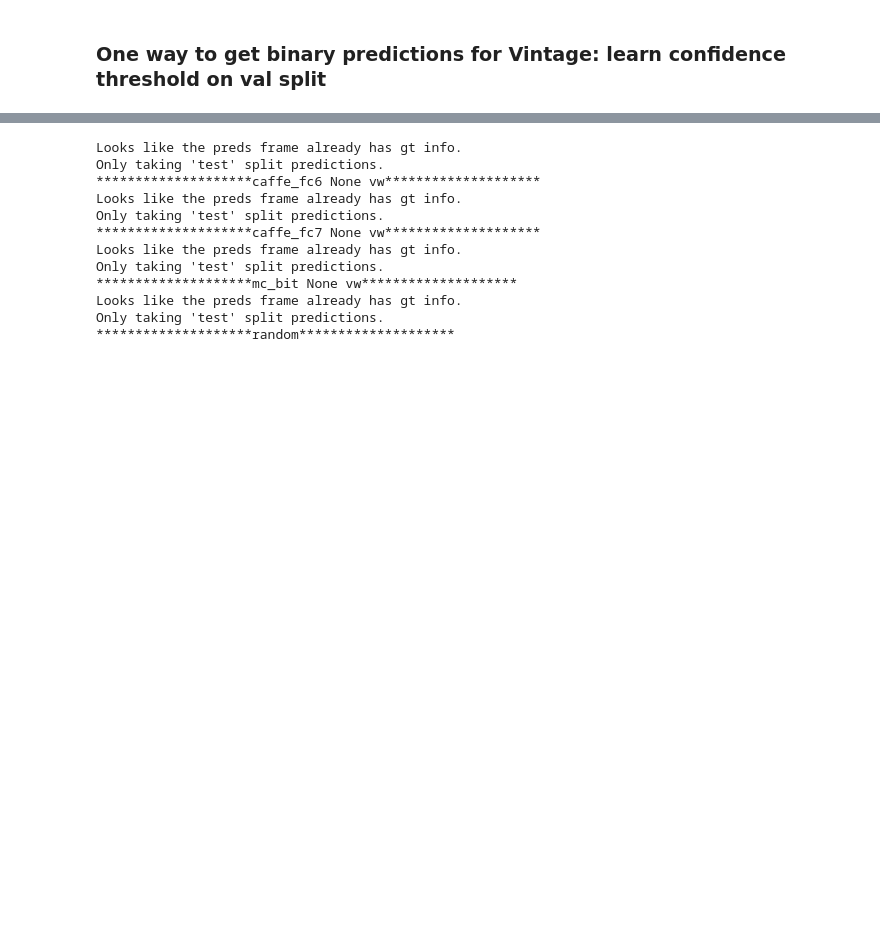
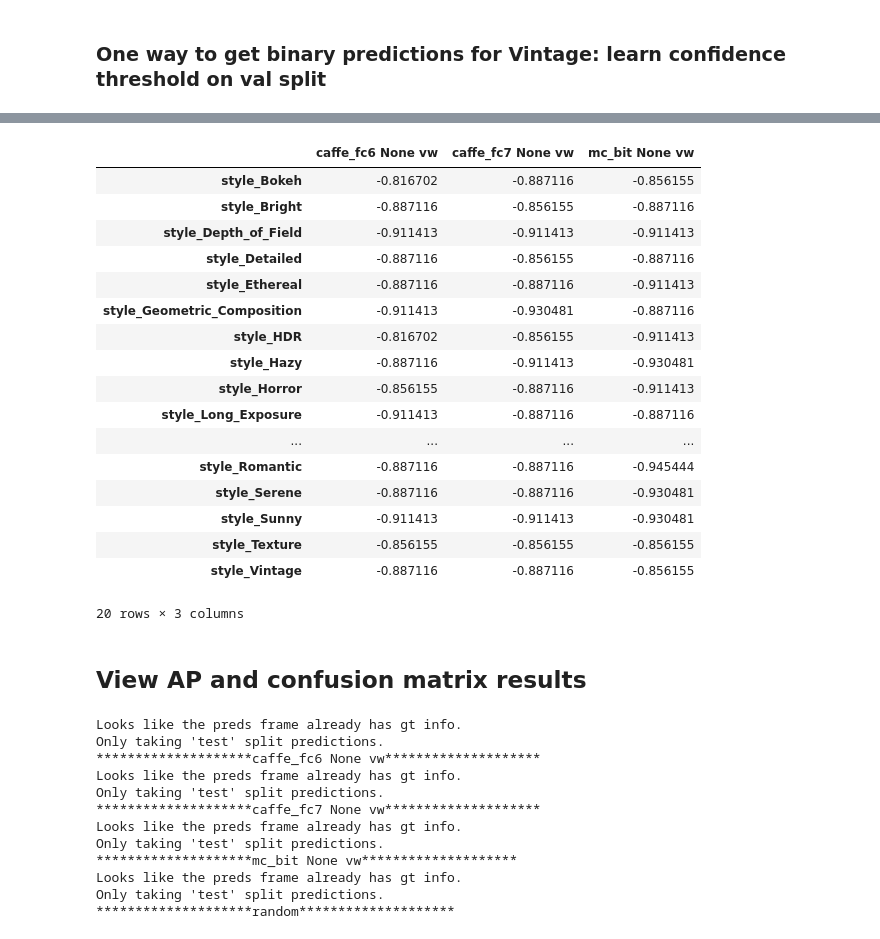
Before and after one commit to sergeyk/vislab, a Jupyter notebook: image_style_experiments/flickr results.ipynb, the cells around one changed output, grey strips where cells are left out. Saved outputs shown, nothing was run; the diff lists cells and outputs as text; code cells hidden in the pictures; blank space fills up the shorter version.

```diff
--- a/image_style_experiments/flickr results.ipynb
+++ b/image_style_experiments/flickr results.ipynb
@@ -122,0 +167,21 @@ Accuracy on test, at threshold learned on val: 0.608
+# %%
+threshold_df
+# %% [output]
+|  | caffe_fc6 None vw | caffe_fc7 None vw | mc_bit None vw |
+| style_Bokeh | -0.816702 | -0.887116 | -0.856155 |
+| style_Bright | -0.887116 | -0.856155 | -0.887116 |
+| style_Depth_of_Field | -0.911413 | -0.911413 | -0.911413 |
+| style_Detailed | -0.887116 | -0.856155 | -0.887116 |
+| style_Ethereal | -0.887116 | -0.887116 | -0.911413 |
+| style_Geometric_Composition | -0.911413 | -0.930481 | -0.887116 |
+| style_HDR | -0.816702 | -0.856155 | -0.911413 |
+| style_Hazy | -0.887116 | -0.911413 | -0.930481 |
+| style_Horror | -0.856155 | -0.887116 | -0.911413 |
+| style_Long_Exposure | -0.911413 | -0.887116 | -0.887116 |
+| ... | ... | ... | ... |
+| style_Romantic | -0.887116 | -0.887116 | -0.945444 |
+| style_Serene | -0.887116 | -0.887116 | -0.930481 |
+| style_Sunny | -0.911413 | -0.911413 | -0.930481 |
+| style_Texture | -0.856155 | -0.856155 | -0.856155 |
+| style_Vintage | -0.887116 | -0.887116 | -0.856155 |
+20 rows × 3 columns
@@ -123,3 +193,5 @@ Accuracy on test, at threshold learned on val: 0.608
+# %% [markdown]
+## View AP and confusion matrix results
 # %%
 nice_feat_names = {
     # 'imagenet None vw': 'Imagenet',
```
Also changed, not shown: parts of 17 cells of this notebook, 2 other files.
